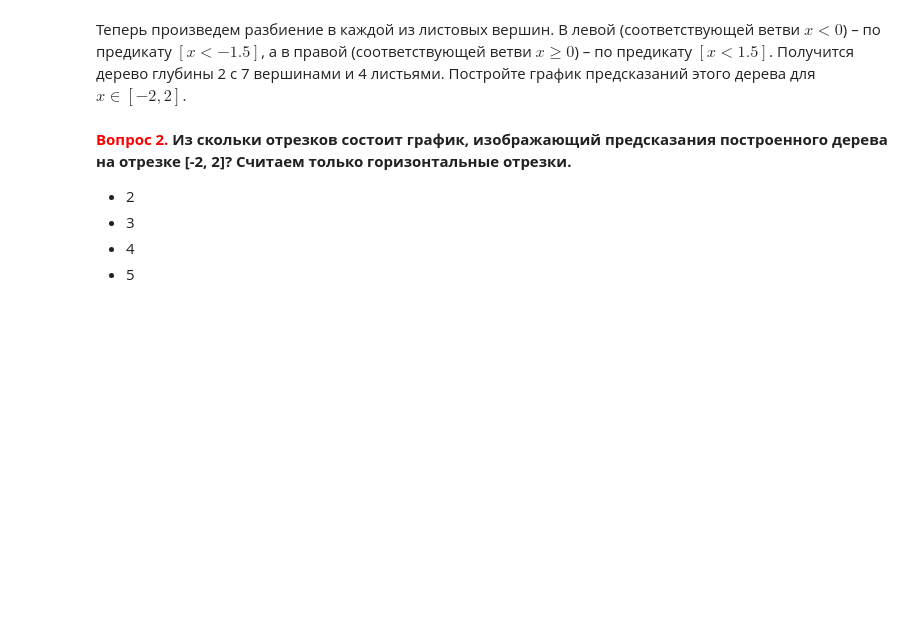
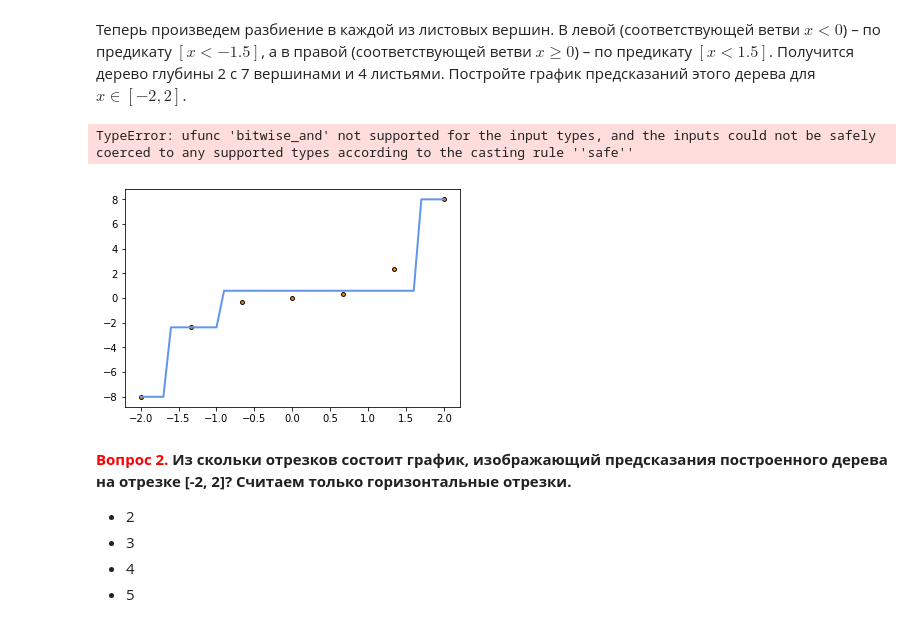
Before and after one commit to ditas/hw, a Jupyter notebook: jupyter_notebooks/homeworks/hw3_decision_trees.ipynb, the cells around one changed output. Drawn from its saved outputs; the diff is of its cells as text; code cells hidden in the pictures; blank space fills up the shorter version.

```diff
--- a/jupyter_notebooks/homeworks/hw3_decision_trees.ipynb
+++ b/jupyter_notebooks/homeworks/hw3_decision_trees.ipynb
@@ -163,3 +247,38 @@ def regression_var_criterion(X, y, t):
+# %%
+# Ваш код здесь
+from sklearn.tree import DecisionTreeRegressor
+regr1 = DecisionTreeRegressor(max_depth=2)
+
+X_train = X.reshape(-1,1)
+# y_train = y.reshape(-1,1)
+
+# print(X.shape, X_train.shape)
+# print(y.shape, y_train.shape)
+
+regr1.fit(X_train,y)
+
+X_test = np.arange(-2,2.1,0.1).reshape(-1,1)
+y_test = regr1.predict(X_test)
+
+# plt.figure()
+plt.scatter(X_train, y, s=15, edgecolor="black", c="darkorange", label="data")
+plt.plot(X_test, y_test, color="cornflowerblue", label="max_depth=2", linewidth=2)
+
+# Ответ 2: 4
+
+
+indexes = np.argwhere(X<-1.5)
+indexes_len = len(indexes)
+
+print(indexes, indexes_len, indexes[indexes_len-1][0])
+
+[Xl, Xr] = np.array_split(X, [indexes[indexes_len-1][0]+1])
+[yl, yr] = np.array_split(y, [indexes[indexes_len-1][0]+1])
+
+yl, yr
+# %% [output]
+TypeError: ufunc 'bitwise_and' not supported for the input types, and the inputs could not be safely coerced to any supported types according to the casting rule ''safe''
+[figure, added]
 # %% [markdown]
 **<font color='red'>Вопрос 2.</font> Из скольки отрезков состоит график, изображающий предсказания построенного дерева на отрезке [-2, 2]? Считаем только горизонтальные отрезки.**
 - 2
```
Also changed, not shown: parts of 16 cells of this notebook, 1 other file.
